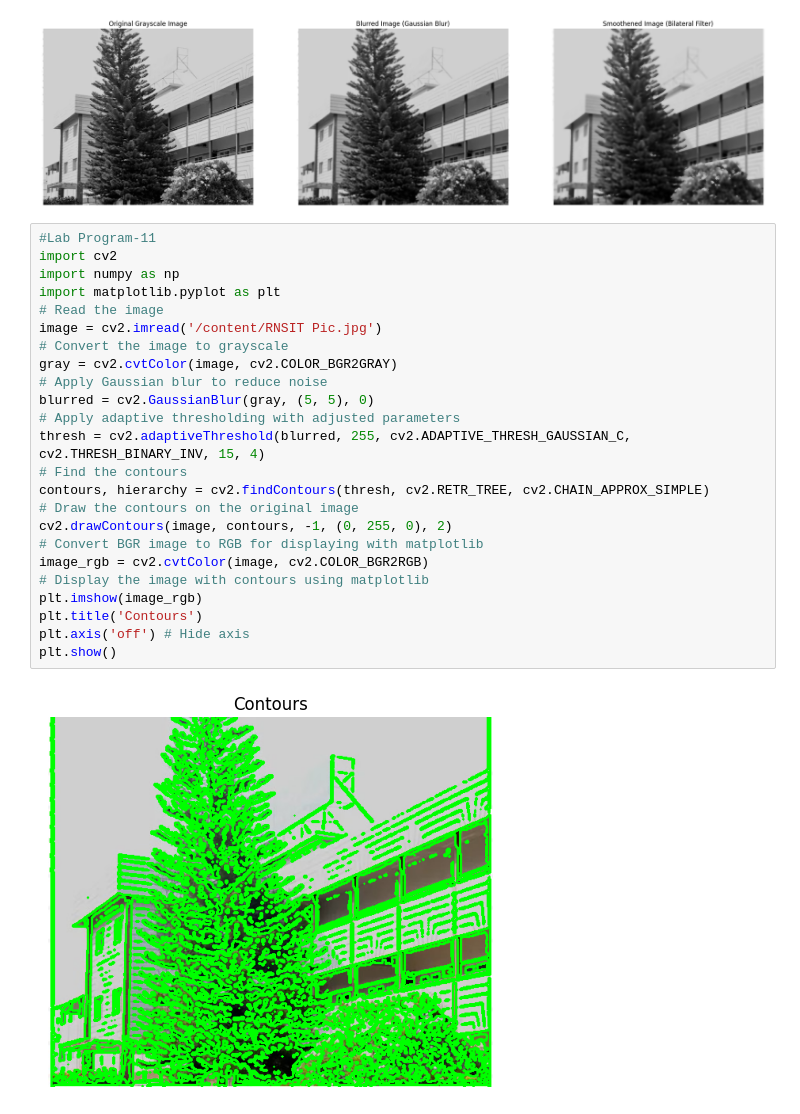
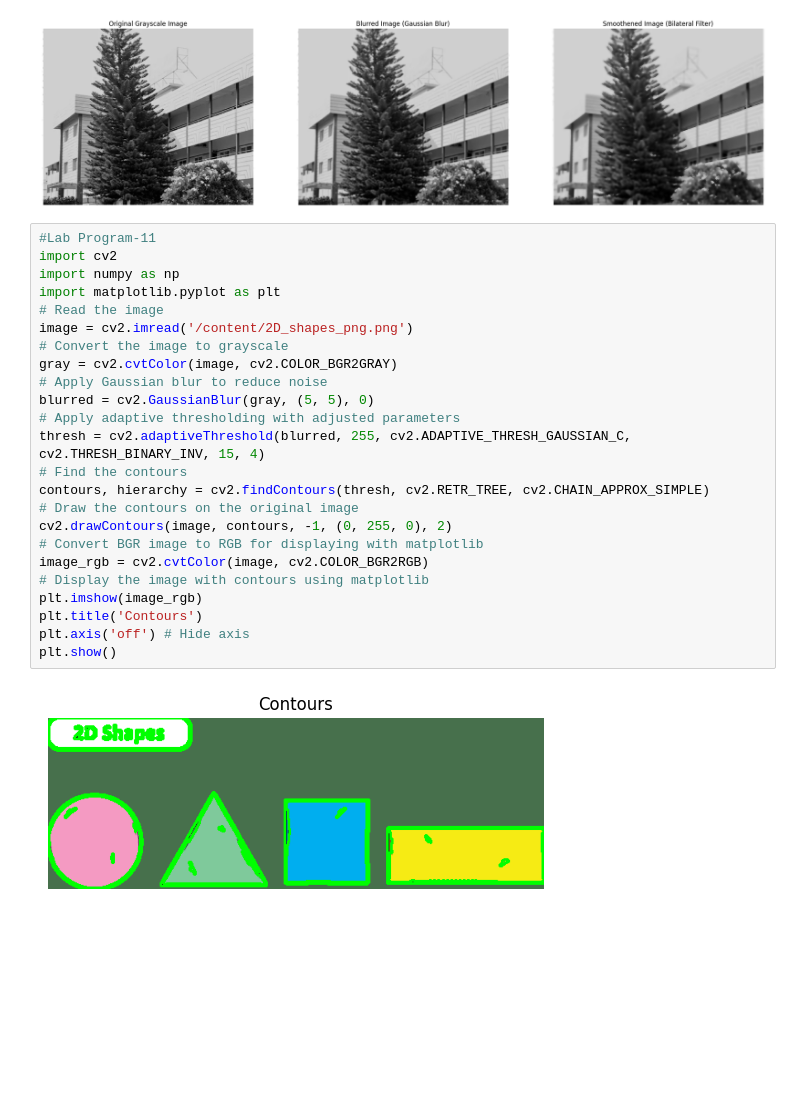
Before and after one commit to harshrg2003/Image-Processing-Lab-Programs, a Jupyter notebook: ImageProcessing.ipynb, the cells around one changed output. Drawn from its saved outputs; the diff is of its cells as text; blank space fills up the shorter version.

```diff
--- a/ImageProcessing.ipynb
+++ b/ImageProcessing.ipynb
@@ -204,29 +204,29 @@ plt.show()
 # %%
 #Lab Program-11
 import cv2
 import numpy as np
 import matplotlib.pyplot as plt
 # Read the image
-image = cv2.imread('/content/RNSIT Pic.jpg')
+image = cv2.imread('/content/2D_shapes_png.png')
 # Convert the image to grayscale
 gray = cv2.cvtColor(image, cv2.COLOR_BGR2GRAY)
 # Apply Gaussian blur to reduce noise
 blurred = cv2.GaussianBlur(gray, (5, 5), 0)
 # Apply adaptive thresholding with adjusted parameters
 thresh = cv2.adaptiveThreshold(blurred, 255, cv2.ADAPTIVE_THRESH_GAUSSIAN_C, cv2.THRESH_BINARY_INV, 15, 4)
 # Find the contours
 contours, hierarchy = cv2.findContours(thresh, cv2.RETR_TREE, cv2.CHAIN_APPROX_SIMPLE)
 # Draw the contours on the original image
 cv2.drawContours(image, contours, -1, (0, 255, 0), 2)
 # Convert BGR image to RGB for displaying with matplotlib
 image_rgb = cv2.cvtColor(image, cv2.COLOR_BGR2RGB)
 # Display the image with contours using matplotlib
 plt.imshow(image_rgb)
 plt.title('Contours')
 plt.axis('off') # Hide axis
 plt.show()
 # %% [output]
-[figure, old version]
+[figure, new version]
 # %%
 #Lab Program-12
 import cv2
```
Also changed, not shown: parts of 1 cell of this notebook.
